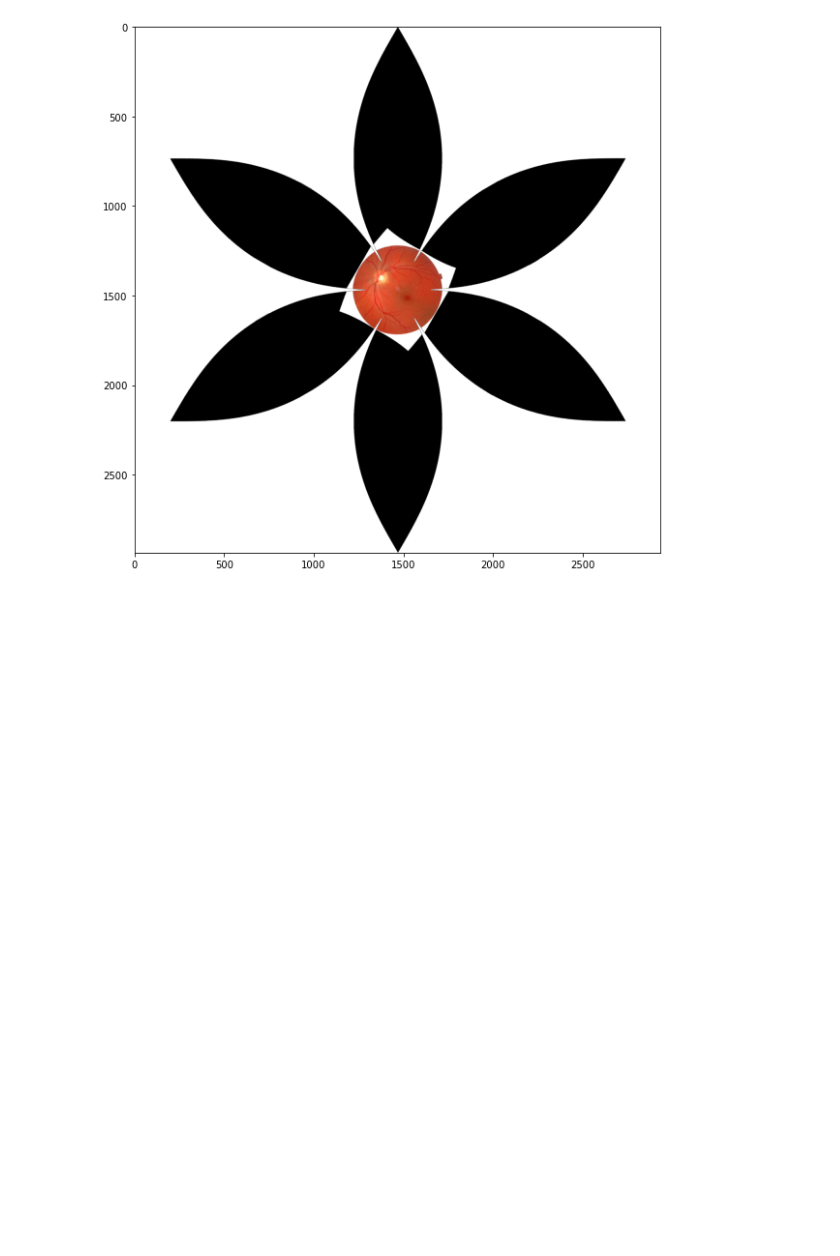
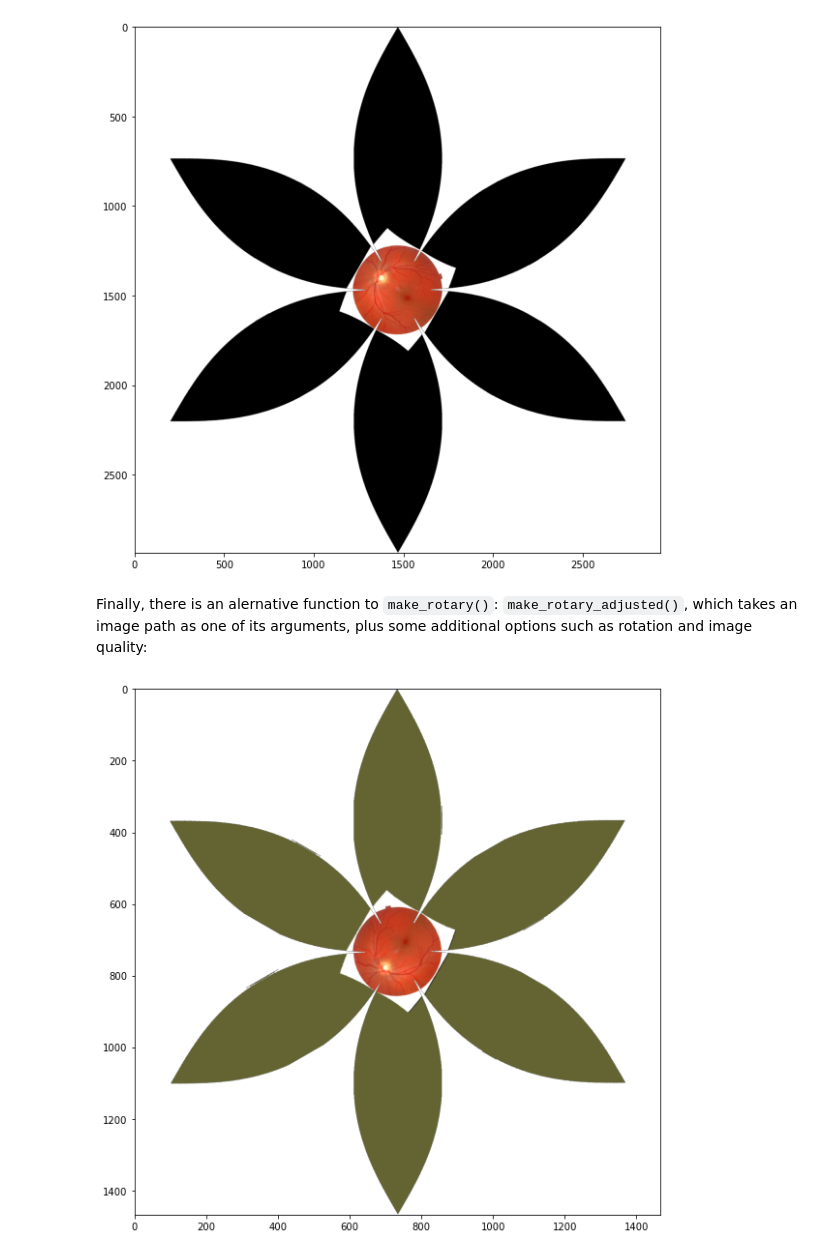
Before and after one commit to stuwilmur/sim-eye, a Jupyter notebook: Example.ipynb, the cells around one changed output. Saved outputs shown, nothing was run; the diff lists cells and outputs as text; code cells hidden in the pictures; blank space fills up the shorter version.

```diff
--- a/Example.ipynb
+++ b/Example.ipynb
@@ -85,3 +85,20 @@ rotary_gores.save("rotary_gores.png")
 fig(rotary_gores)
 # %% [output]
 [figure]
+# %% [markdown]
+Finally, there is an alernative function to `make_rotary()`: `make_rotary_adjusted()`, which takes an image path as one of its arguments, plus some additional options such as rotation and image quality:
+# %%
+rotary_gores_adjusted = gore2.make_rotary_adjusted(
+                          image_path = './img/img1.jpg',
+                          focal_length = 24,
+                          alpha_max = angular_size,
+                          num_gores = 6,
+                          phi_no_cut = pi / 8,
+                          rotation = 90,
+                          quality = 50,
+                          alpha_limit = pi,
+                          projection = gore2.Projection.CASSINI,
+                          background_colour = (100,100,50,50))
+fig(rotary_gores_adjusted)
+# %% [output]
+[figure, added]
```
